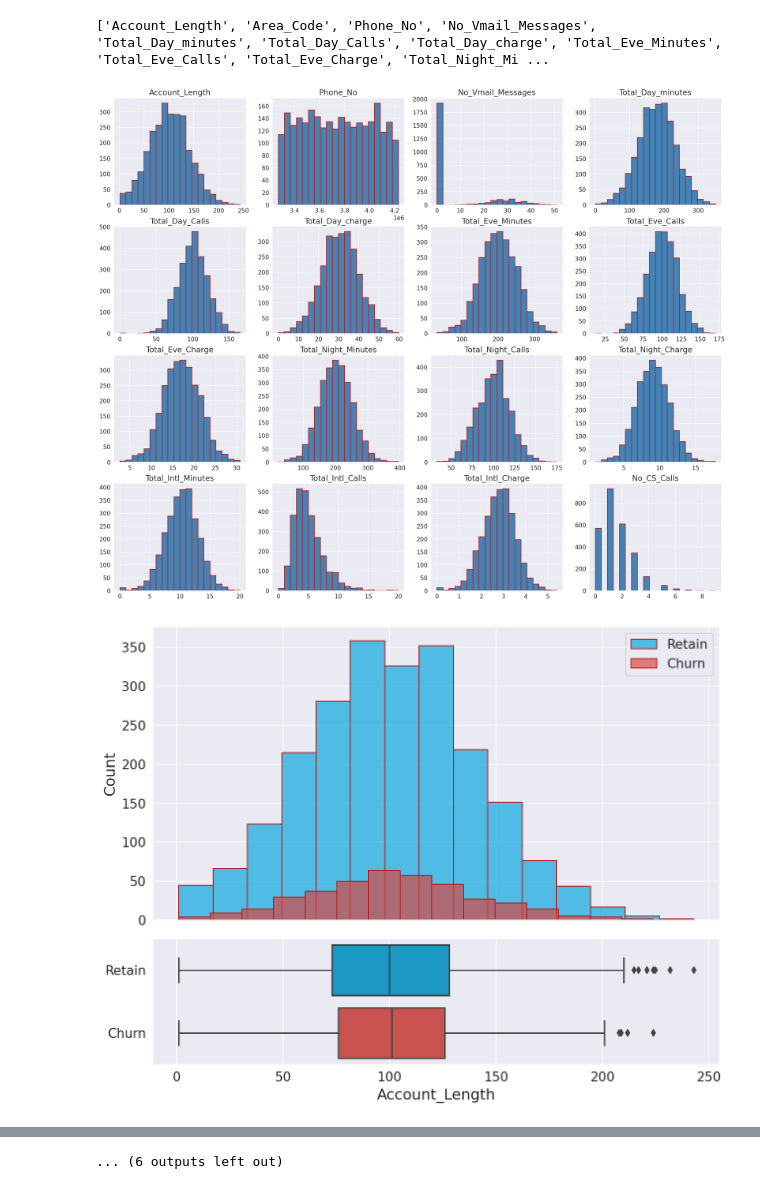
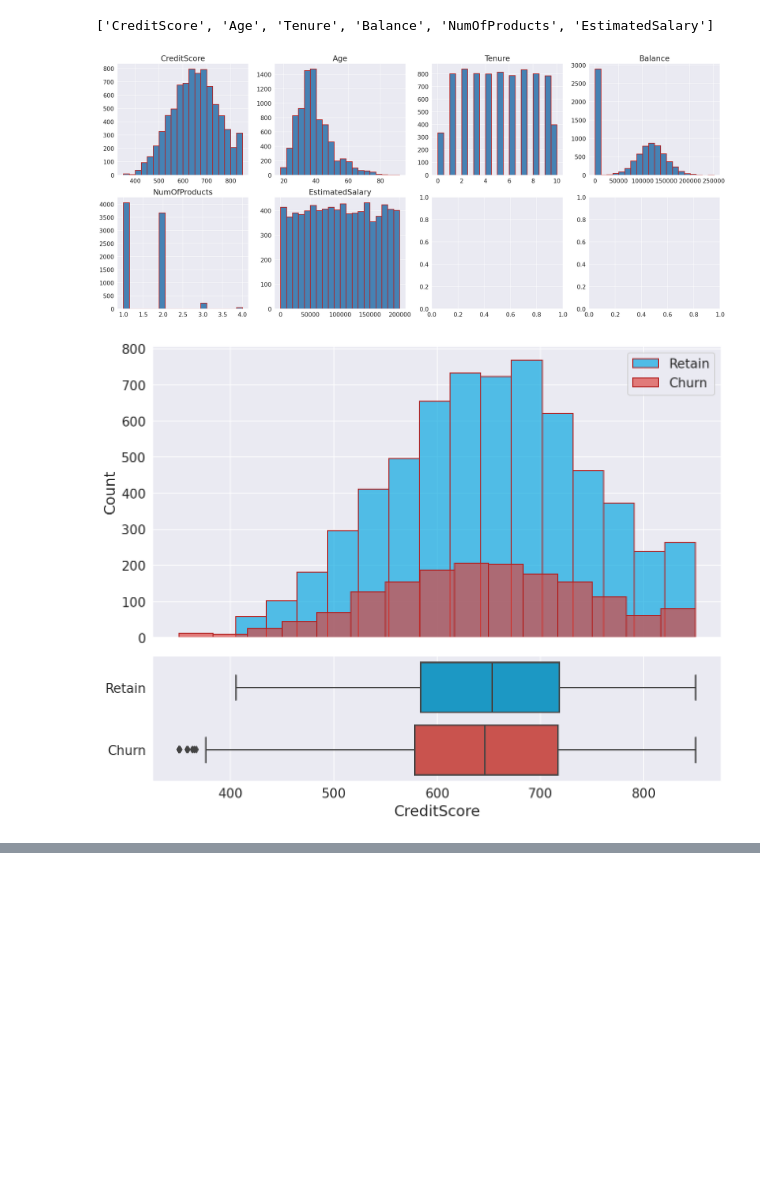
Before and after one commit to evril7490/test, a Jupyter notebook: Classification_EDA_ModelValuation.ipynb, the cells around one changed output, grey strips where cells are left out. Saved outputs shown, nothing was run; the diff lists cells and outputs as text; code cells hidden in the pictures; blank space fills up the shorter version.

```diff
--- a/Classification_EDA_ModelValuation.ipynb
+++ b/Classification_EDA_ModelValuation.ipynb
@@ -300,13 +284,3 @@ Saving churnTrain.csv to churnTrain.csv
-# %%
-#### manually create some nan:
-ss= np.random.random_integers(low=0,high=len(df_raw)-1,size=30)
-df_raw.loc[ss,'State']=np.nan
-ss= np.random.random_integers(low=0,high=len(df_raw)-1,size=30)
-df_raw.loc[ss,'Area_Code']=np.nan
-ss= np.random.random_integers(low=0,high=len(df_raw)-1,size=30)
-df_raw.loc[ss,'Total_Day_minutes']=np.nan
-ss= np.random.random_integers(low=0,high=len(df_raw)-1,size=30)
-df_raw.loc[ss,'No_Vmail_Messages']=np.nan
 # %%
 df_raw.info()
 # %% [output]
@@ -339,2 +313,4 @@ df_raw.head()
+# %%
+df=df_raw.drop(columns=['RowNumber','CustomerId','Surname'])
 # %%
-train_df, test_df = train_test_split(df_raw, test_size = 0.2, random_state = 1)
+train_df, test_df = train_test_split(df, test_size = 0.2, random_state = 1)
@@ -353,15 +337,18 @@ explor_categorical_plots(train_df,
 # %%
 numeric_cols = list(train_df.select_dtypes(include=[np.number]).columns)
+
+for col in ['HasCrCard','IsActiveMember','Exited']:
+  numeric_cols.remove(col)
+
 print(numeric_cols)
-numeric_cols.remove('Area_Code')
 # %% [output]
-['Account_Length', 'Area_Code', 'Phone_No', 'No_Vmail_Messages', 'Total_Day_minutes', 'Total_Day_Calls', 'Total_Day_charge', 'Total_Eve_Minutes', 'Total_Eve_Calls', 'Total_Eve_Charge', 'Total_Night_Mi ...
+['CreditScore', 'Age', 'Tenure', 'Balance', 'NumOfProducts', 'EstimatedSalary']
 # %%
 explor_continuous_plots(train_df,
                         numeric_cols,
-                        target_col='Churn',
+                        target_col='Exited',
                         target_col_mapname=['Retain','Churn'],
                         plot_cols=4)
 # %% [output]
-[figure, old version]
+[figure, new version]
-[figure, old version]
+[figure, new version]
@@ -378,4 +361,3 @@ explor_continuous_plots(train_df,
-... (6 outputs left out)
 # %%
 #### Data preprocess
 # %%
```
Also changed, not shown: parts of 20 cells of this notebook.
